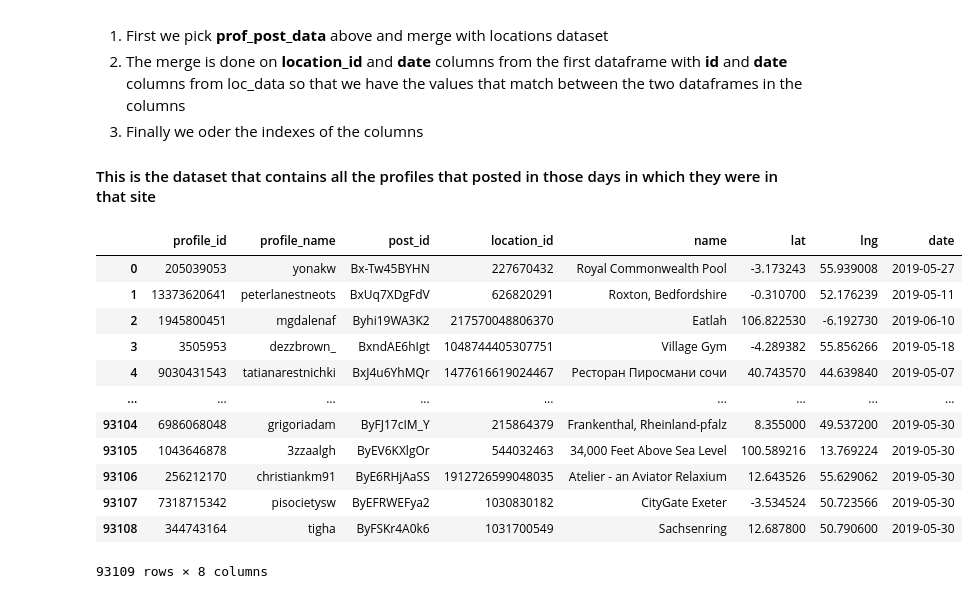
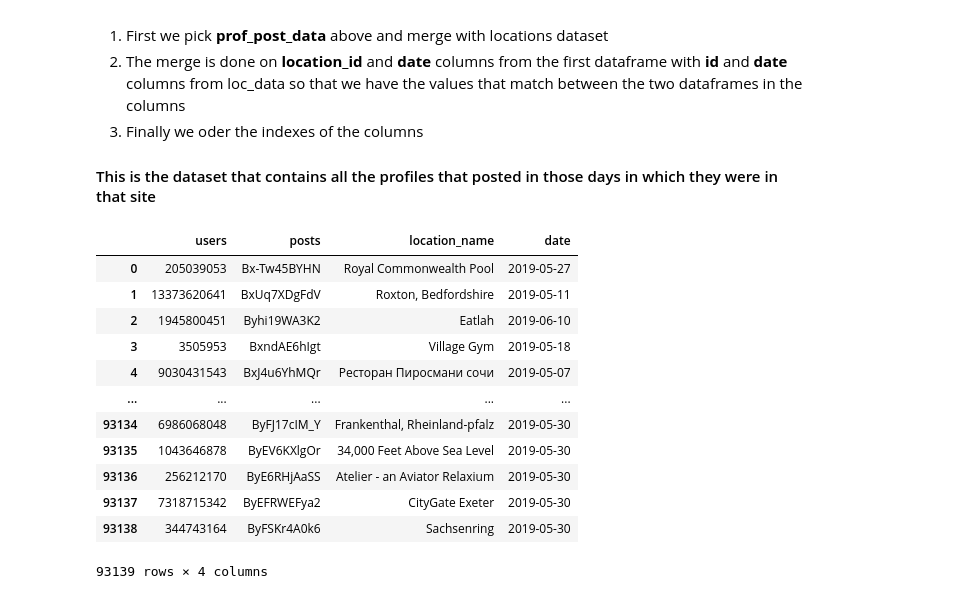
Before and after one commit to jonasbarth/adm-2022-hw-2, a Jupyter notebook: Bonus Question B.ipynb, the cells around one changed output. Saved outputs shown, nothing was run; the diff lists cells and outputs as text; code cells hidden in the pictures.

```diff
--- a/Bonus Question B.ipynb
+++ b/Bonus Question B.ipynb
@@ -127,6 +127,6 @@ dtype: int64
 # %% [markdown]
 #### Data from locations and a bit of preprocessing
 # %%
-loc_data = dt.fread('instagram_locations.csv', sep='\t', columns={"id", "name", "cts", "lat", "lng"}).to_pandas()
+loc_data = dt.fread('instagram_locations.csv', sep='\t', columns={"id", "name", "cts"}).to_pandas()
 loc_data
 # %% [output]
@@ -231,19 +219,20 @@ prof_post_data
 #### This is the dataset that contains all the profiles that posted in those days in which they were in that site
 # %%
 merged_data = prof_post_data.merge(loc_data, left_on = ['location_id', 'date'], right_on = ['id', 'date']).drop('id', axis=1)
-merged_data = merged_data.reindex(columns=['profile_id', 'profile_name', 'post_id', 'location_id', 'name', 'lat', 'lng', 'date'])
+merged_data = merged_data.drop(['profile_name', 'location_id'], axis=1).reindex(columns=['profile_id', 'post_id', 'name', 'date'])
+merged_data = merged_data.rename(columns={'profile_id' : 'users', 'post_id' : 'posts', 'name' : 'location_name'})
 merged_data
 # %% [output]
-|  | profile_id | profile_name | post_id | location_id | name | lat | lng | date |
-| 0 | 205039053 | yonakw | Bx-Tw45BYHN | 227670432 | Royal Commonwealth Pool | -3.173243 | 55.939008 | 2019-05-27 |
-| 1 | 13373620641 | peterlanestneots | BxUq7XDgFdV | 626820291 | Roxton, Bedfordshire | -0.310700 | 52.176239 | 2019-05-11 |
-| 2 | 1945800451 | mgdalenaf | Byhi19WA3K2 | 217570048806370 | Eatlah | 106.822530 | -6.192730 | 2019-06-10 |
-| 3 | 3505953 | dezzbrown_ | BxndAE6hIgt | 1048744405307751 | Village Gym | -4.289382 | 55.856266 | 2019-05-18 |
-| 4 | 9030431543 | tatianarestnichki | BxJ4u6YhMQr | 1477616619024467 | Ресторан Пиросмани сочи | 40.743570 | 44.639840 | 2019-05-07 |
-| ... | ... | ... | ... | ... | ... | ... | ... | ... |
-| 93104 | 6986068048 | grigoriadam | ByFJ17cIM_Y | 215864379 | Frankenthal, Rheinland-pfalz | 8.355000 | 49.537200 | 2019-05-30 |
-| 93105 | 1043646878 | 3zzaalgh | ByEV6KXlgOr | 544032463 | 34,000 Feet Above Sea Level | 100.589216 | 13.769224 | 2019-05-30 |
-| 93106 | 256212170 | christiankm91 | ByE6RHjAaSS | 1912726599048035 | Atelier - an Aviator Relaxium | 12.643526 | 55.629062 | 2019-05-30 |
-| 93107 | 7318715342 | pisocietysw | ByEFRWEFya2 | 1030830182 | CityGate Exeter | -3.534524 | 50.723566 | 2019-05-30 |
-| 93108 | 344743164 | tigha | ByFSKr4A0k6 | 1031700549 | Sachsenring | 12.687800 | 50.790600 | 2019-05-30 |
+|  | users | posts | location_name | date |
+| 0 | 205039053 | Bx-Tw45BYHN | Royal Commonwealth Pool | 2019-05-27 |
+| 1 | 13373620641 | BxUq7XDgFdV | Roxton, Bedfordshire | 2019-05-11 |
+| 2 | 1945800451 | Byhi19WA3K2 | Eatlah | 2019-06-10 |
+| 3 | 3505953 | BxndAE6hIgt | Village Gym | 2019-05-18 |
+| 4 | 9030431543 | BxJ4u6YhMQr | Ресторан Пиросмани сочи | 2019-05-07 |
+| ... | ... | ... | ... | ... |
+| 93134 | 6986068048 | ByFJ17cIM_Y | Frankenthal, Rheinland-pfalz | 2019-05-30 |
+| 93135 | 1043646878 | ByEV6KXlgOr | 34,000 Feet Above Sea Level | 2019-05-30 |
+| 93136 | 256212170 | ByE6RHjAaSS | Atelier - an Aviator Relaxium | 2019-05-30 |
+| 93137 | 7318715342 | ByEFRWEFya2 | CityGate Exeter | 2019-05-30 |
+| 93138 | 344743164 | ByFSKr4A0k6 | Sachsenring | 2019-05-30 |
-93109 rows × 8 columns
+93139 rows × 4 columns
```
Also changed, not shown: parts of 9 cells of this notebook.
